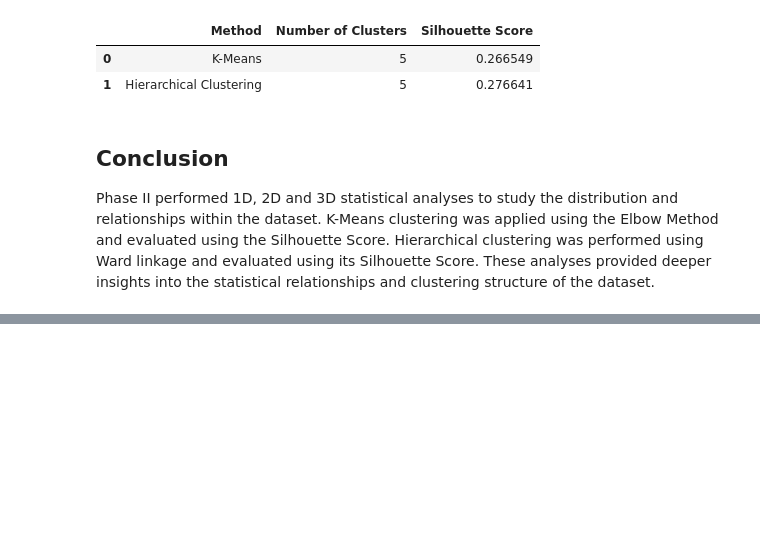
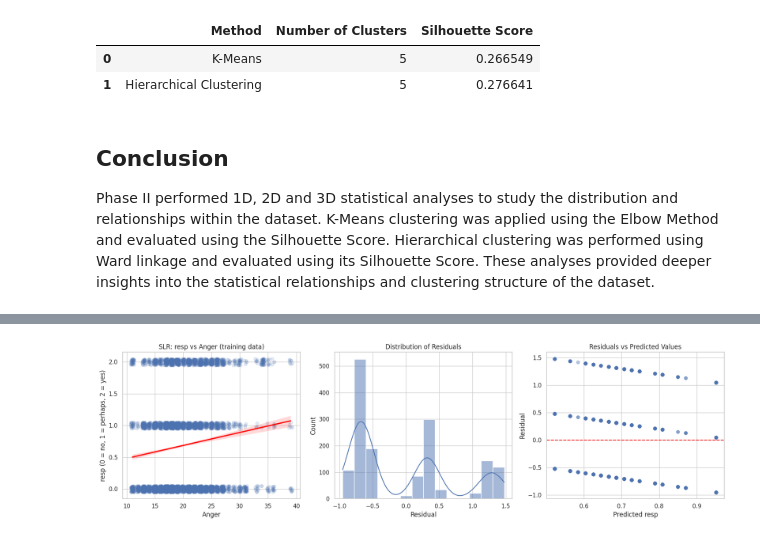
Before and after one commit to Ishita1609/Ishita-Singh, a Jupyter notebook: EDA_Phase1.ipynb, the cells around one changed output, grey strips where cells are left out. Cells and saved outputs as stored; diff of their text form; code cells hidden in the pictures; blank space fills up the shorter version.

```diff
--- a/EDA_Phase1.ipynb
+++ b/EDA_Phase1.ipynb
@@ -686,0 +925,15 @@ These analyses provided deeper insights into the statistical relationships and c
+# %%
+slr = LinearRegression()
+slr.fit(X_train, y_train)
+
+y_train_pred = slr.predict(X_train)
+y_test_pred  = slr.predict(X_test)
+
+print("Intercept (b0):", round(slr.intercept_, 4))
+print("Slope (b1):", round(slr.coef_[0], 4))
+
+slr_stats = linregress(X_train["Anger"], y_train)
+
+print("Correlation (r):", round(slr_stats.rvalue, 4))
+print("R-squared (train):", round(slr_stats.rvalue ** 2, 4))
+print("P-value of slope:", slr_stats.pvalue)
@@ -686,0 +968,35 @@ These analyses provided deeper insights into the statistical relationships and c
+# %%
+residuals = y_test - y_test_pred
+
+fig, ax = plt.subplots(1, 3, figsize=(17, 5))
+
+# Regression line
+sns.regplot(
+    x=X_train["Anger"],
+    y=y_train,
+    x_jitter=0.3,
+    y_jitter=0.05,
+    scatter_kws={"alpha": 0.15},
+    line_kws={"color": "red"},
+    ax=ax[0]
+)
+ax[0].set_title("SLR: resp vs Anger (training data)")
+ax[0].set_xlabel("Anger")
+ax[0].set_ylabel("resp (0 = no, 1 = perhaps, 2 = yes)")
+
+# Residual distribution
+sns.histplot(residuals, kde=True, ax=ax[1])
+ax[1].set_title("Distribution of Residuals")
+ax[1].set_xlabel("Residual")
+
+# Residuals vs predicted
+ax[2].scatter(y_test_pred, residuals, alpha=0.4)
+ax[2].axhline(0, color="red", linestyle="--")
+ax[2].set_title("Residuals vs Predicted Values")
+ax[2].set_xlabel("Predicted resp")
+ax[2].set_ylabel("Residual")
+
+plt.tight_layout()
+plt.show()
+# %% [output]
+[figure, added]
```
Also changed, not shown: parts of 21 cells of this notebook.
